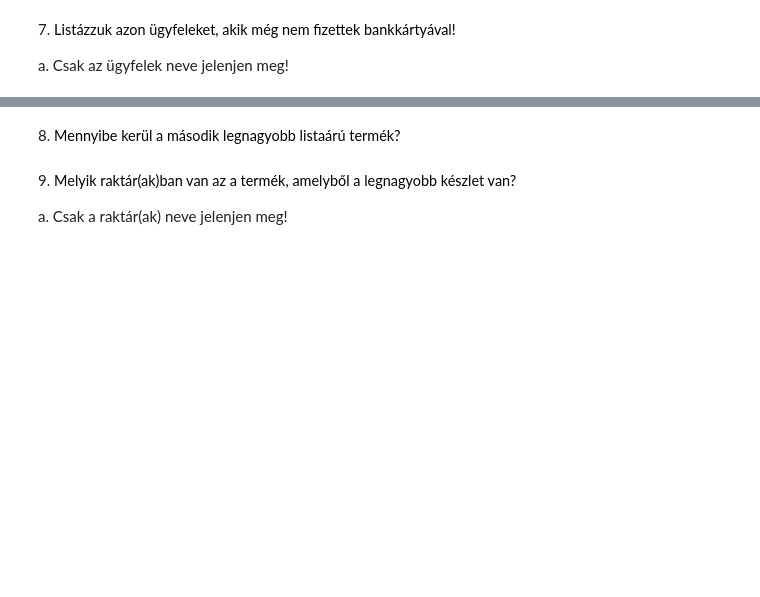
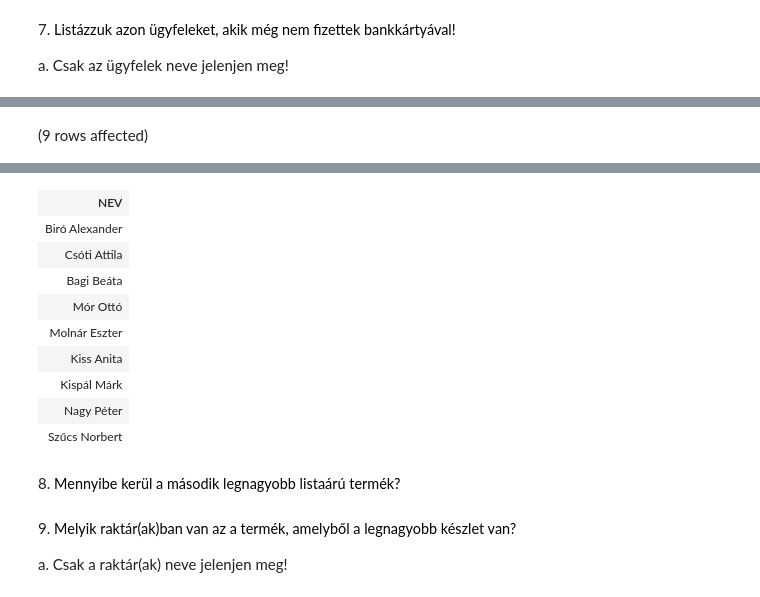
Before and after one commit to Bojnar/https---github.com-Bojnar-adatbazisok, a Jupyter notebook: gyakorlat06_feladatok.ipynb, the cells around one changed output, grey strips where cells are left out. Cells and saved outputs as stored; diff of their text form; code cells hidden in the pictures; blank space fills up the shorter version.

```diff
--- a/gyakorlat06_feladatok.ipynb
+++ b/gyakorlat06_feladatok.ipynb
@@ -66,0 +148,12 @@ a. Csak az ügyfelek neve jelenjen meg!
+# %%
+SELECT u.NEV
+FROM Ugyfel u
+WHERE NOT EXISTS
+(
+    SELECT *
+    FROM Rendeles r
+    WHERE u.[LOGIN] = r.[LOGIN] AND
+          r.fiz_mod = 'bankkártya'
+)
+# %% [output]
+(9 rows affected)
@@ -67,3 +161,13 @@ a. Csak az ügyfelek neve jelenjen meg!
+| NEV |
+| Biró Alexander |
+| Csóti Attila |
+| Bagi Beáta |
+| Mór Ottó |
+| Molnár Eszter |
+| Kiss Anita |
+| Kispál Márk |
+| Nagy Péter |
+| Szűcs Norbert |
 # %% [markdown]
 8. <span style="background-color: rgb(255, 255, 255); color: rgb(0, 0, 0); font-family: &quot;Open Sans&quot;, sans-serif; font-size: 14.44px;">Mennyibe kerül a második legnagyobb listaárú termék?</span>
 # %% [markdown]
```
Also changed, not shown: parts of 4 cells of this notebook.
